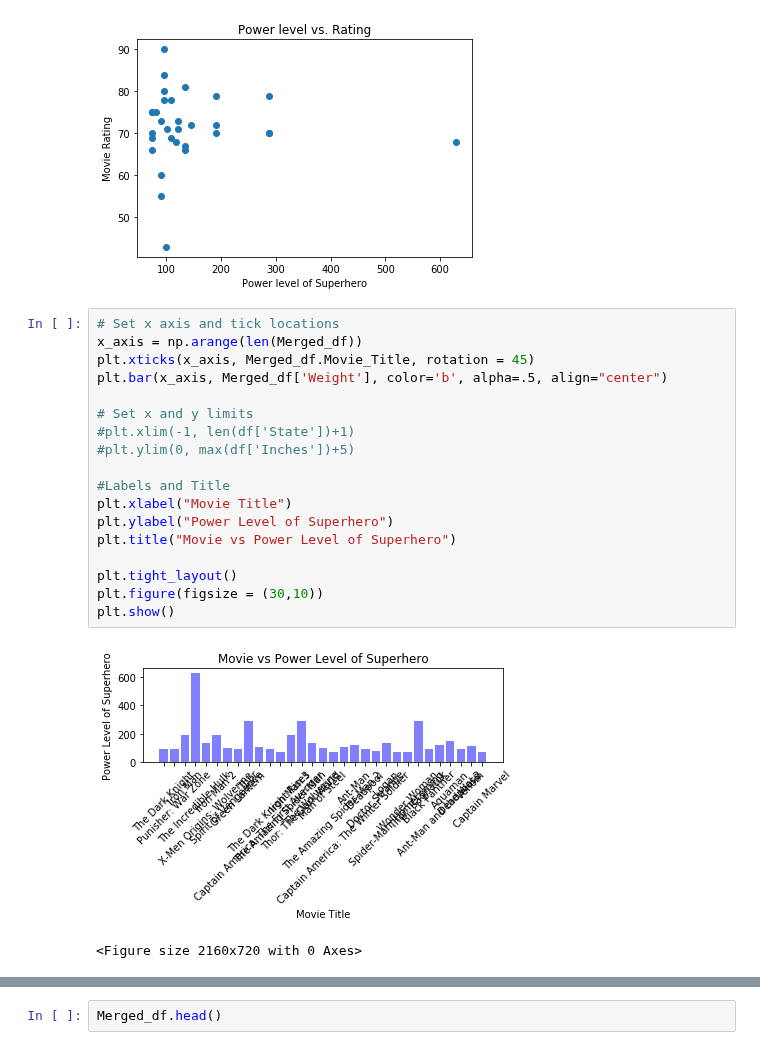
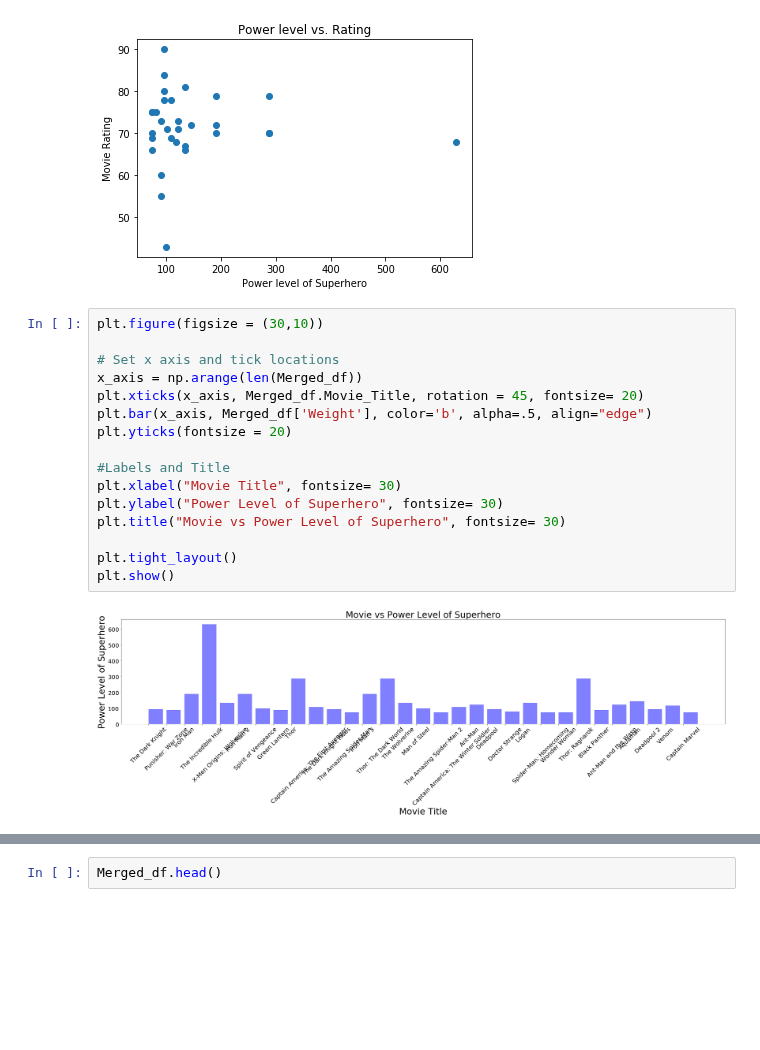
Before and after one commit to RyanSchraeder/Team-Aurora-Marvels, a Jupyter notebook: Plotting_Power_scatters.ipynb, the cells around one changed output, grey strips where cells are left out. Drawn from its saved outputs; the diff is of its cells as text; blank space fills up the shorter version.

Commit message:
making plot pretty, fix movie names

```diff
--- a/Plotting_Power_scatters.ipynb
+++ b/Plotting_Power_scatters.ipynb
@@ -29,24 +29,21 @@ plt.show()
 # %% [output]
 [figure]
 # %%
+plt.figure(figsize = (30,10))
+
 # Set x axis and tick locations
 x_axis = np.arange(len(Merged_df))
-plt.xticks(x_axis, Merged_df.Movie_Title, rotation = 45)
-plt.bar(x_axis, Merged_df['Weight'], color='b', alpha=.5, align="center")
-
-# Set x and y limits
-#plt.xlim(-1, len(df['State'])+1)
-#plt.ylim(0, max(df['Inches'])+5)
+plt.xticks(x_axis, Merged_df.Movie_Title, rotation = 45, fontsize= 20)
+plt.bar(x_axis, Merged_df['Weight'], color='b', alpha=.5, align="edge")
+plt.yticks(fontsize = 20)
 
 #Labels and Title
-plt.xlabel("Movie Title")
-plt.ylabel("Power Level of Superhero")
-plt.title("Movie vs Power Level of Superhero")
+plt.xlabel("Movie Title", fontsize= 30)
+plt.ylabel("Power Level of Superhero", fontsize= 30)
+plt.title("Movie vs Power Level of Superhero", fontsize= 30)
 
 plt.tight_layout()
-plt.figure(figsize = (30,10))
 plt.show()
 # %% [output]
-[figure, old version]
+[figure, new version]
-<Figure size 2160x720 with 0 Axes>
 # %%
```
Also changed, not shown: parts of 5 cells of this notebook.
